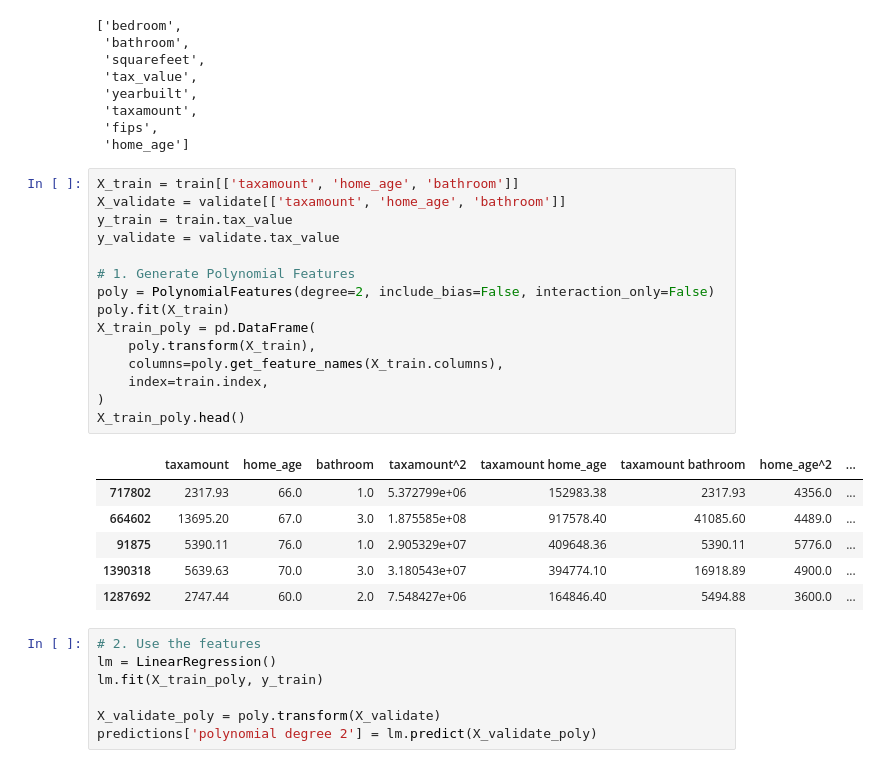
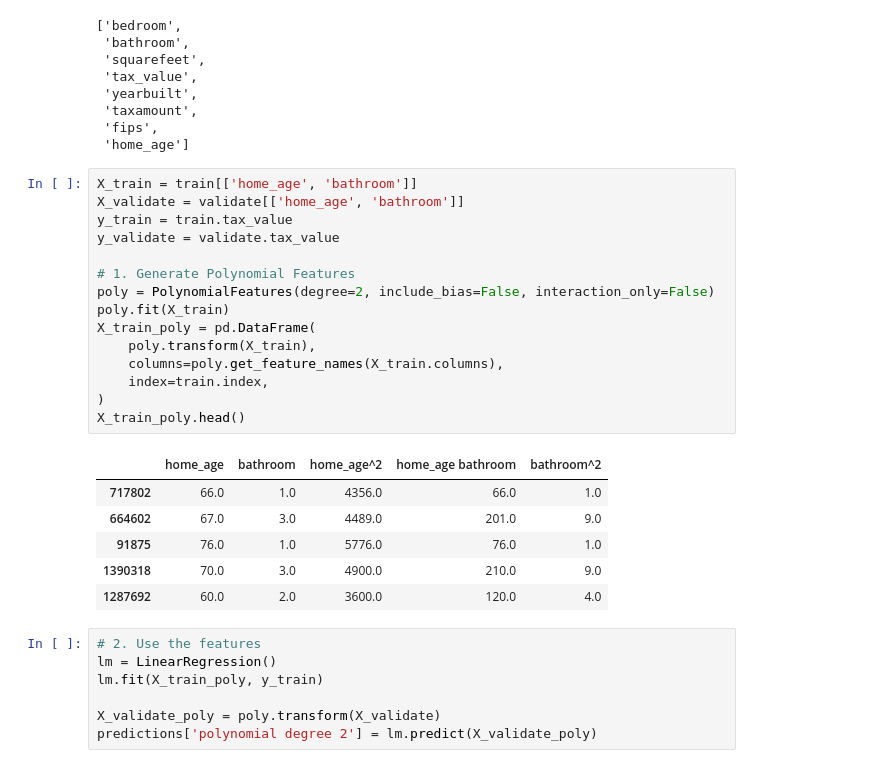
Before and after one commit to Yvette-Ibarra/regression-exercises, a Jupyter notebook: modeling.ipynb, the cells around one changed output. Drawn from its saved outputs; the diff is of its cells as text.

```diff
--- a/modeling.ipynb
+++ b/modeling.ipynb
@@ -218,27 +242,27 @@ train.columns.to_list()
  'fips',
  'home_age']
 # %%
-X_train = train[['taxamount', 'home_age', 'bathroom']]
-X_validate = validate[['taxamount', 'home_age', 'bathroom']]
+X_train = train[['home_age', 'bathroom']]
+X_validate = validate[['home_age', 'bathroom']]
 y_train = train.tax_value
 y_validate = validate.tax_value
 
 # 1. Generate Polynomial Features
 poly = PolynomialFeatures(degree=2, include_bias=False, interaction_only=False)
 poly.fit(X_train)
 X_train_poly = pd.DataFrame(
     poly.transform(X_train),
     columns=poly.get_feature_names(X_train.columns),
     index=train.index,
 )
 X_train_poly.head()
 # %% [output]
-|  | taxamount | home_age | bathroom | taxamount^2 | taxamount home_age | taxamount bathroom | home_age^2 | ... |
-| 717802 | 2317.93 | 66.0 | 1.0 | 5.372799e+06 | 152983.38 | 2317.93 | 4356.0 | ... |
-| 664602 | 13695.20 | 67.0 | 3.0 | 1.875585e+08 | 917578.40 | 41085.60 | 4489.0 | ... |
-| 91875 | 5390.11 | 76.0 | 1.0 | 2.905329e+07 | 409648.36 | 5390.11 | 5776.0 | ... |
-| 1390318 | 5639.63 | 70.0 | 3.0 | 3.180543e+07 | 394774.10 | 16918.89 | 4900.0 | ... |
-| 1287692 | 2747.44 | 60.0 | 2.0 | 7.548427e+06 | 164846.40 | 5494.88 | 3600.0 | ... |
+|  | home_age | bathroom | home_age^2 | home_age bathroom | bathroom^2 |
+| 717802 | 66.0 | 1.0 | 4356.0 | 66.0 | 1.0 |
+| 664602 | 67.0 | 3.0 | 4489.0 | 201.0 | 9.0 |
+| 91875 | 76.0 | 1.0 | 5776.0 | 76.0 | 1.0 |
+| 1390318 | 70.0 | 3.0 | 4900.0 | 210.0 | 9.0 |
+| 1287692 | 60.0 | 2.0 | 3600.0 | 120.0 | 4.0 |
 # %%
 # 2. Use the features
 lm = LinearRegression()
```
Also changed, not shown: parts of 23 cells of this notebook.
